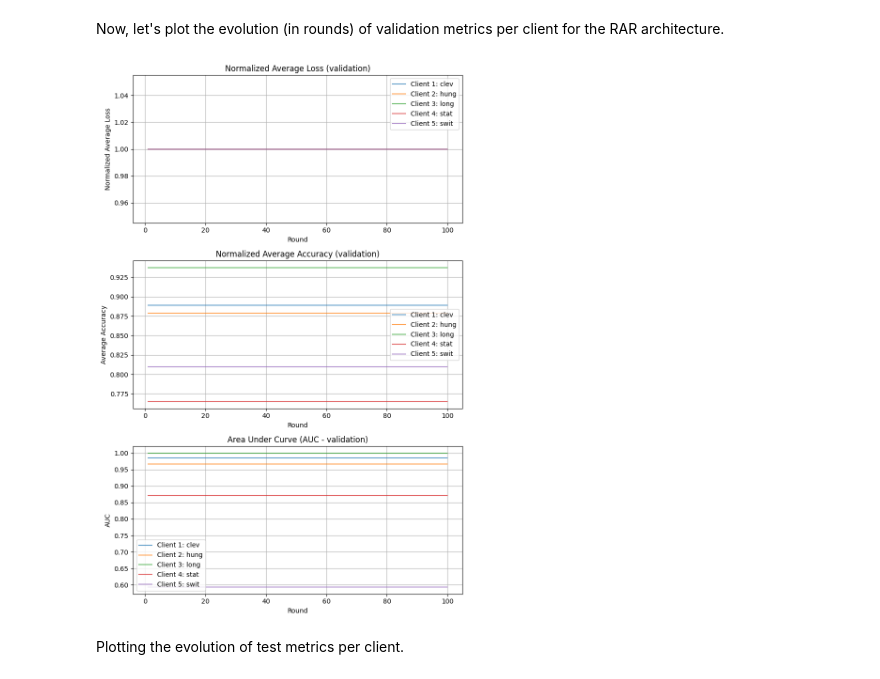
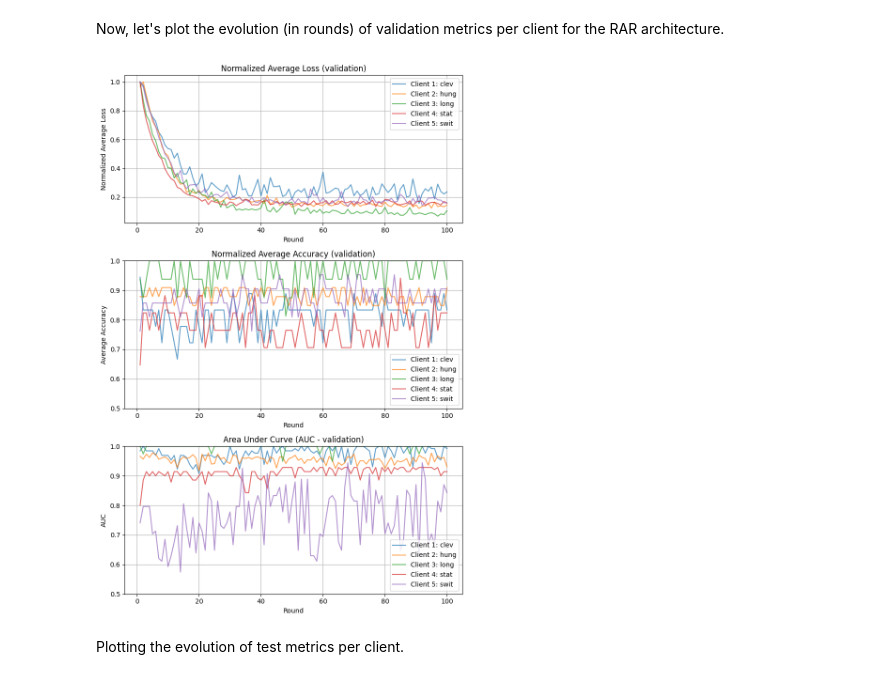
Before and after one commit to mma735/TFM-DS, a Jupyter notebook: Test_RAR_v3_validation.ipynb, the cells around one changed output. Cells and saved outputs as stored; diff of their text form; code cells hidden in the pictures.

Commit message:
Test_RAR_v3_validation
corrected version v3 of RAR with validation, showing final results.

```diff
--- a/Test_RAR_v3_validation.ipynb
+++ b/Test_RAR_v3_validation.ipynb
@@ -204,10 +196,6 @@ for i in range(1,n_times+1):
     # weights_clients will save the weights for each client INSIDE a round
     initial_weights = model.get_weights()
     weights_clients = [[initial_weights] for _ in range(len(clients))]
-    # To save validation metrics INSIDE a round
-    loss_val_clients = []
-    acc_val_clients = []
-    AUC_val_clients = []
 
     for idx in range(len(clients)):
         # The model is trained with the weights (initial in the first round or averaged later)
@@ -215,6 +203,10 @@ for i in range(1,n_times+1):
         X_train_np = np.array(data_dict[idx]['X_train'])
         y_train_np = np.array(data_dict[idx]['y_train'])
         history = model.fit(X_train_np,y_train_np, epochs=38, batch_size=14, validation_split=0.15, verbose=0)
+        # Saving metrics for validation:
+        loss_val_round[idx].append(history.history['val_loss'][-1])
+        acc_val_round[idx].append(history.history['val_accuracy'][-1])
+        AUC_val_round[idx].append(history.history['val_auc'][-1])
 
         # The new weights are added to the list stored at position i of weights_clients
         weights_clients[clients[idx]-1].append(model.get_weights())
@@ -222,9 +214,6 @@ for i in range(1,n_times+1):
         # Add those weights to a list stored in position 'j',
         # where 'j' represents all the clients with whom client 'i' communicates
         weights_clients[clients_send[idx]-1].append(model.get_weights())
-        loss_val_clients.append(history.history['val_loss'][-1])
-        acc_val_clients.append(history.history['val_accuracy'][-1])
-        AUC_val_clients.append(history.history['val_auc'][-1])
 
     # Now there are two sets of weights per position in weights_clients.
     # weights_clients = [[weights_clients1, weights_clients5], [weights_clients2, weights_clients1],
@@ -242,10 +231,6 @@ for i in range(1,n_times+1):
         X_test_np = np.array(data_dict[idx]['X_test'])
         y_test_np = np.array(data_dict[idx]['y_test'])
         score_test = model.evaluate(X_test_np, y_test_np, verbose = 0)
-        # Saving metrics for validation:
-        loss_val_round[idx].append(loss_val_clients[idx])
-        acc_val_round[idx].append(acc_val_clients[idx])
-        AUC_val_round[idx].append(AUC_val_clients[idx])
         # Saving metrics for test:
         loss_test_round[idx].append(score_test[0])
         acc_test_round[idx].append(score_test[1])
@@ -278,34 +258,36 @@ for i, group in enumerate(groups):
     ax2.plot(range(1, n_times + 1), client_accuracy, label= f'Client {i+1}: {name}', alpha=0.7)
 
     # Subplot 3: AUC Curve
     ax3.plot(range(1, n_times + 1), client_auc, label= f'Client {i+1}: {name}', alpha=0.7)
 
 # Add labels and titles to subplots
 ax1.set_xlabel('Round')
 ax1.set_ylabel('Normalized Average Loss')
 ax1.set_title('Normalized Average Loss (validation)')
 ax1.grid()
 ax1.legend()
 
 ax2.set_xlabel('Round')
 ax2.set_ylabel('Average Accuracy')
 ax2.set_title('Normalized Average Accuracy (validation)')
+ax2.set(ylim=(0.5, 1))
 ax2.grid()
 ax2.legend()
 
 ax3.set_xlabel('Round')
 ax3.set_ylabel('AUC')
 ax3.set_title('Area Under Curve (AUC - validation)')
+ax3.set(ylim=(0.5, 1))
 ax3.grid()
 ax3.legend()
 
 # Adjust spacing between subplots
 plt.tight_layout()
 
 # Show the plot
 plt.show()
 # %% [output]
-[figure, old version]
+[figure, new version]
 # %% [markdown]
 Plotting the evolution of test metrics per client.
 # %%
```
Also changed, not shown: parts of 7 cells of this notebook.
